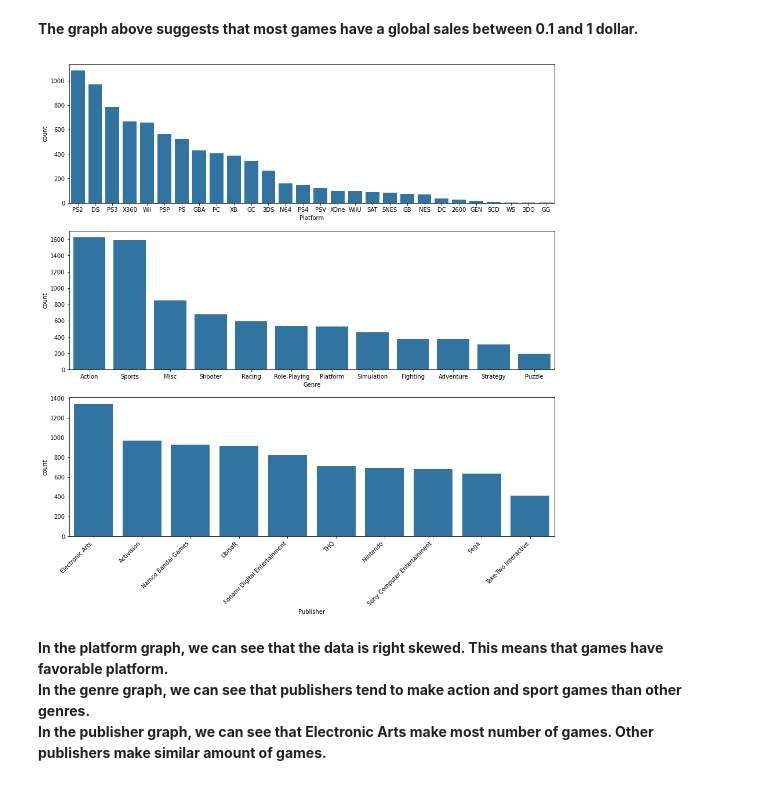
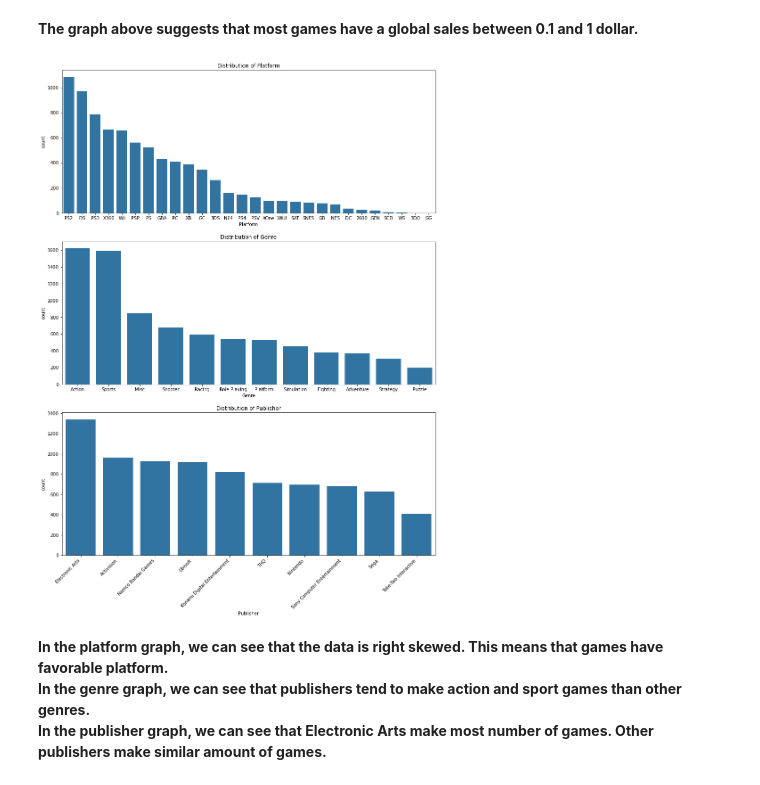
Before and after one commit to lretinue/Video-Game-Exploration, a Jupyter notebook: Video_Games_Exploration_Part1.ipynb, the cells around one changed output. Drawn from its saved outputs; the diff is of its cells as text; code cells hidden in the pictures.

```diff
--- a/Video_Games_Exploration_Part1.ipynb
+++ b/Video_Games_Exploration_Part1.ipynb
@@ -117,16 +121,19 @@ plt.show()
 **The graph above suggests that most games have a global sales between 0.1 and 1 dollar.**
 # %%
 # let's plot platform, publisher, and genre together to get an idea of each variable's distribution.
-fig, ax = plt.subplots(nrows=3, figsize = [15,15])
+fig, ax = plt.subplots(nrows=3, figsize = [15,20])
 
 default_color = sb.color_palette()[0]
-sb.countplot(data = vgsales, x = 'Platform', color = default_color, ax = ax[0],order=vgsales['Platform'].value_counts().index)
-sb.countplot(data = vgsales, x = 'Genre', color = default_color, ax = ax[1],order=vgsales['Genre'].value_counts().index)
+sb.countplot(data = vgsales, x = 'Platform', color = default_color, ax = ax[0],order=vgsales['Platform'].value_counts().index).set_title("Distribution of Platform")
+
+sb.countplot(data = vgsales, x = 'Genre', color = default_color, ax = ax[1],order=vgsales['Genre'].value_counts().index).set_title("Distribution of Genre")
+
 chart = sb.countplot(data = vgsales, x = 'Publisher', color = default_color, ax = ax[2],order=vgsales['Publisher'].value_counts().index)
+chart.set_title("Distribution of Publisher")
 chart.set_xticklabels(chart.get_xticklabels(), rotation=45, horizontalalignment='right')
 plt.show()
 # %% [output]
-[figure, old version]
+[figure, new version]
 # %% [markdown]
 **In the platform graph, we can see that the data is right skewed. This means that games have favorable platform.
 In the genre graph, we can see that publishers tend to make action and sport games than other genres.
```
Also changed, not shown: parts of 17 cells of this notebook, 3 other files.
